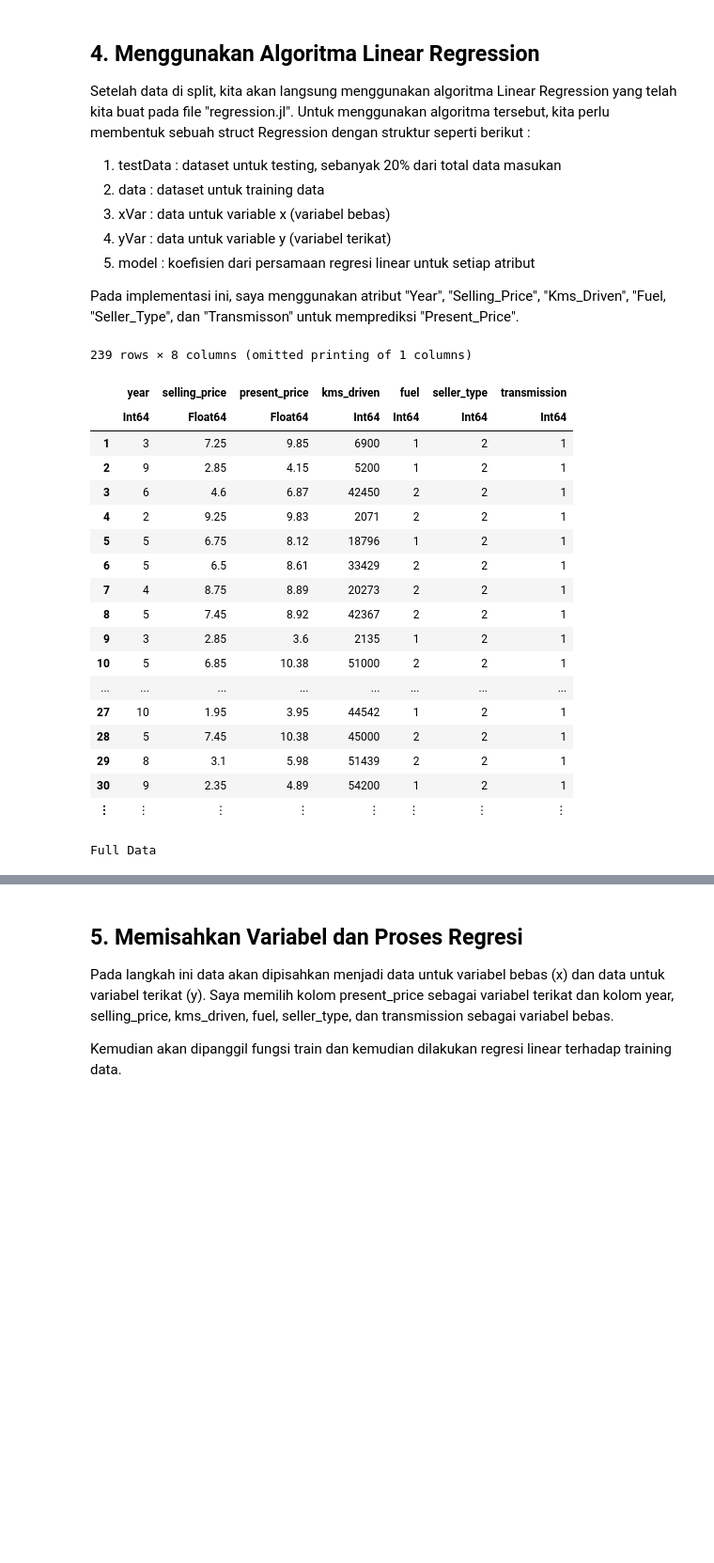
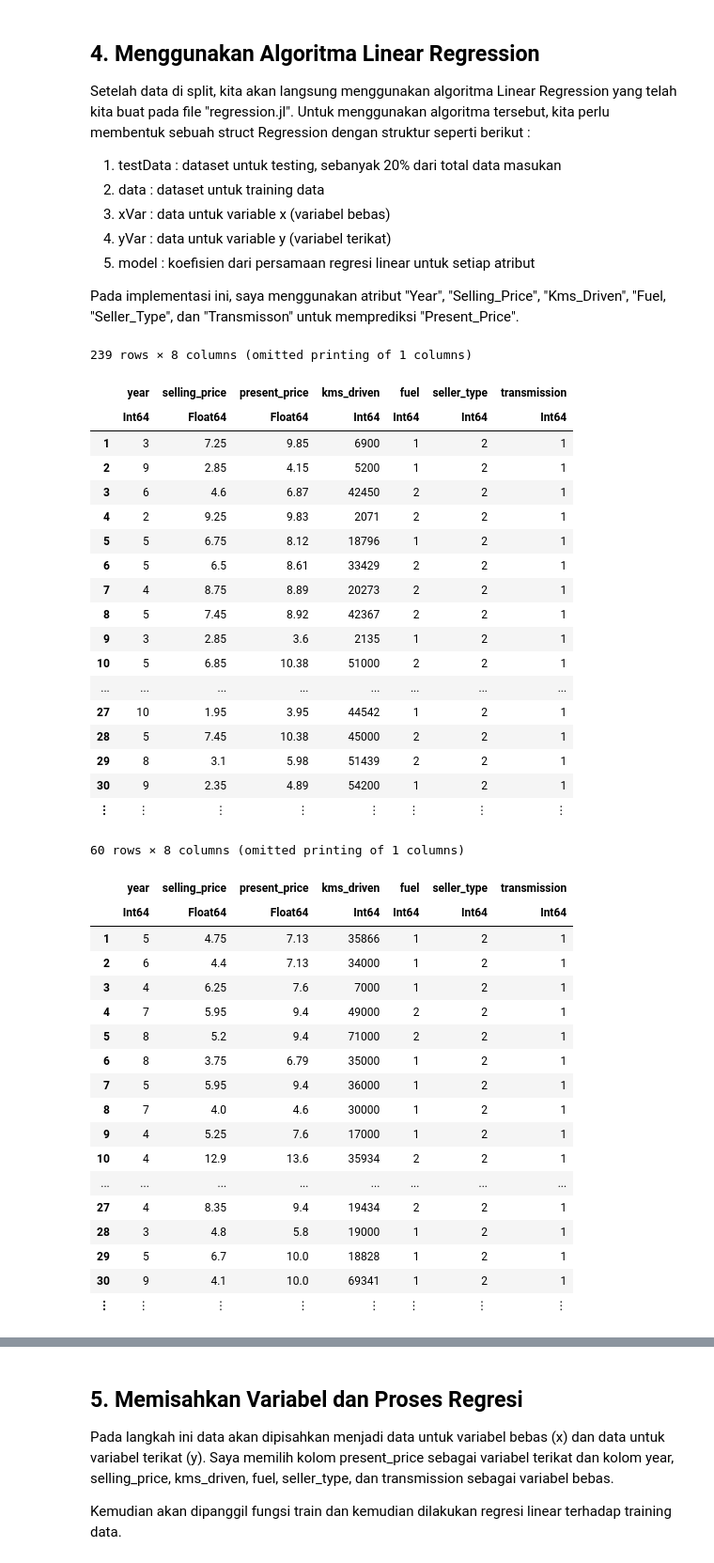
Before and after one commit to Mingtaros/linear-regression-from-scratch, a Jupyter notebook: LinearRegression.ipynb, the cells around one changed output, grey strips where cells are left out. Shown: that part at 94% size. Cells and saved outputs as stored; diff of their text form; code cells hidden in the pictures; blank space fills up the shorter version.

```diff
--- a/LinearRegression.ipynb
+++ b/LinearRegression.ipynb
@@ -168,33 +164,53 @@ Pada implementasi ini, saya menggunakan atribut "Year", "Selling_Price", "Kms_Dr
 # %%
 using Compat, Statistics, DataFrames, LinearAlgebra
 
 include("linearRegression.jl")
 using .LinearRegression
 
+split_factor = 0.8
 n = size(dataF, 1)
-n_train = Int(floor(n * 0.8))
-training_data = dataF[1:n_train, :]
-predicted_data = dataF[n_train+1 : n, :]
+n_train = Int(floor(n * split_factor))
+data_train = dataF[1:n_train, :]
+data_test = dataF[n_train+1 : n, :]
 println("Full Data")
-display(training_data)
+display(data_train)
+display(data_test)
 # %% [output]
 239 rows × 8 columns (omitted printing of 1 columns)
 |  | year | selling_price | present_price | kms_driven | fuel | seller_type | transmission |
 |  | Int64 | Float64 | Float64 | Int64 | Int64 | Int64 | Int64 |
 | 1 | 3 | 7.25 | 9.85 | 6900 | 1 | 2 | 1 |
 | 2 | 9 | 2.85 | 4.15 | 5200 | 1 | 2 | 1 |
 | 3 | 6 | 4.6 | 6.87 | 42450 | 2 | 2 | 1 |
 | 4 | 2 | 9.25 | 9.83 | 2071 | 2 | 2 | 1 |
 | 5 | 5 | 6.75 | 8.12 | 18796 | 1 | 2 | 1 |
 | 6 | 5 | 6.5 | 8.61 | 33429 | 2 | 2 | 1 |
 | 7 | 4 | 8.75 | 8.89 | 20273 | 2 | 2 | 1 |
 | 8 | 5 | 7.45 | 8.92 | 42367 | 2 | 2 | 1 |
 | 9 | 3 | 2.85 | 3.6 | 2135 | 1 | 2 | 1 |
 | 10 | 5 | 6.85 | 10.38 | 51000 | 2 | 2 | 1 |
 | ... | ... | ... | ... | ... | ... | ... | ... |
 | 27 | 10 | 1.95 | 3.95 | 44542 | 1 | 2 | 1 |
 | 28 | 5 | 7.45 | 10.38 | 45000 | 2 | 2 | 1 |
 | 29 | 8 | 3.1 | 5.98 | 51439 | 2 | 2 | 1 |
 | 30 | 9 | 2.35 | 4.89 | 54200 | 1 | 2 | 1 |
 | ⋮ | ⋮ | ⋮ | ⋮ | ⋮ | ⋮ | ⋮ | ⋮ |
-Full Data
+60 rows × 8 columns (omitted printing of 1 columns)
+|  | year | selling_price | present_price | kms_driven | fuel | seller_type | transmission |
+|  | Int64 | Float64 | Float64 | Int64 | Int64 | Int64 | Int64 |
+| 1 | 5 | 4.75 | 7.13 | 35866 | 1 | 2 | 1 |
+| 2 | 6 | 4.4 | 7.13 | 34000 | 1 | 2 | 1 |
+| 3 | 4 | 6.25 | 7.6 | 7000 | 1 | 2 | 1 |
+| 4 | 7 | 5.95 | 9.4 | 49000 | 2 | 2 | 1 |
+| 5 | 8 | 5.2 | 9.4 | 71000 | 2 | 2 | 1 |
+| 6 | 8 | 3.75 | 6.79 | 35000 | 1 | 2 | 1 |
+| 7 | 5 | 5.95 | 9.4 | 36000 | 1 | 2 | 1 |
+| 8 | 7 | 4.0 | 4.6 | 30000 | 1 | 2 | 1 |
+| 9 | 4 | 5.25 | 7.6 | 17000 | 1 | 2 | 1 |
+| 10 | 4 | 12.9 | 13.6 | 35934 | 2 | 2 | 1 |
+| ... | ... | ... | ... | ... | ... | ... | ... |
+| 27 | 4 | 8.35 | 9.4 | 19434 | 2 | 2 | 1 |
+| 28 | 3 | 4.8 | 5.8 | 19000 | 1 | 2 | 1 |
+| 29 | 5 | 6.7 | 10.0 | 18828 | 1 | 2 | 1 |
+| 30 | 9 | 4.1 | 10.0 | 69341 | 1 | 2 | 1 |
+| ⋮ | ⋮ | ⋮ | ⋮ | ⋮ | ⋮ | ⋮ | ⋮ |
```
Also changed, not shown: parts of 12 cells of this notebook, 1 other file.
